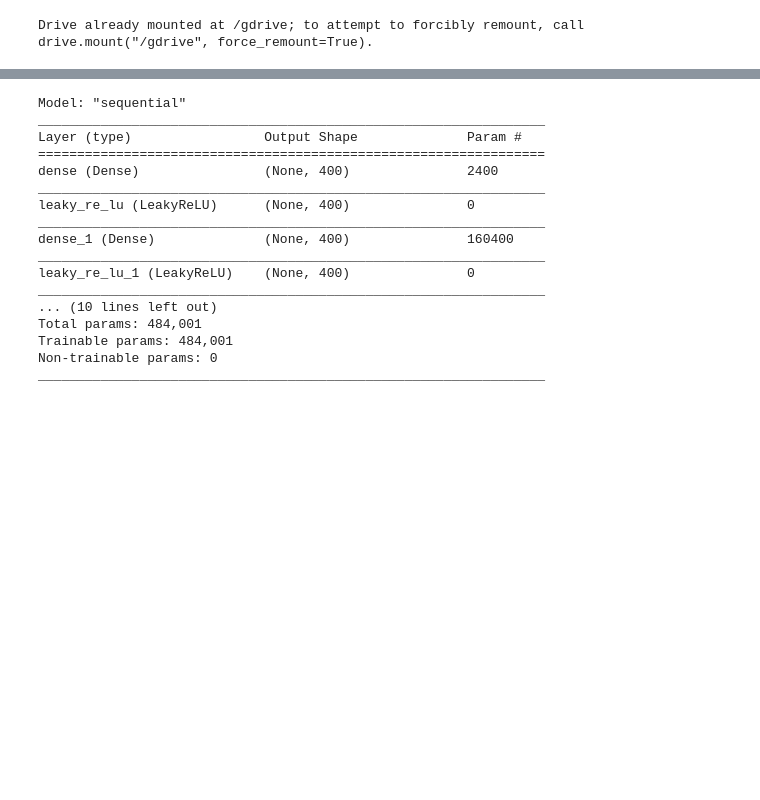
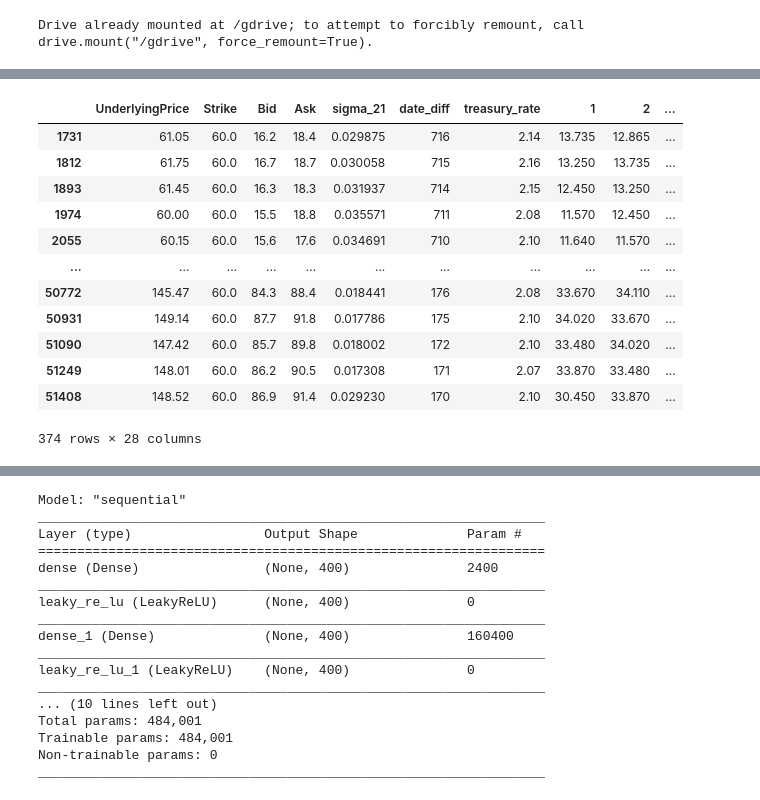
Before and after one commit to zjzsu2000/CMPE297_AdvanceDL_Project, a Jupyter notebook: Data_Preprocessing/Final_result.ipynb, the cells around one changed output, grey strips where cells are left out. Cells and saved outputs as stored; diff of their text form; code cells hidden in the pictures; blank space fills up the shorter version.

```diff
--- a/Data_Preprocessing/Final_result.ipynb
+++ b/Data_Preprocessing/Final_result.ipynb
@@ -16,6 +16,7 @@ drive.mount('/gdrive')
 Drive already mounted at /gdrive; to attempt to forcibly remount, call drive.mount("/gdrive", force_remount=True).
 # %%
 option = pd.read_csv('/gdrive/My Drive/Data set/Option/WIX_call-options-black-scholes.csv')
+lstm_option = pd.read_csv('/gdrive/My Drive/Data set/Option/underlying/call/WIX_underlying_call.csv')
 model_lstm = load_model('/gdrive/Shareddrives/CMPE297_49_project/models/model1_lstm_call_1.h5')
 model2 = load_model('/gdrive/Shareddrives/CMPE297_49_project/models/model2_call21_all_4000.h5')
 model3= load_model('/gdrive/Shareddrives/CMPE297_49_project/models/model3_call_sigma5_all_1024_4000.h5')
@@ -21,0 +52,2 @@ model3= load_model('/gdrive/Shareddrives/CMPE297_49_project/models/model3_call_s
+# %%
+lstm_test = lstm_option[lstm_option['OptionSymbol']=='WIX200117C00060000']
@@ -21,0 +70,3 @@ model3= load_model('/gdrive/Shareddrives/CMPE297_49_project/models/model3_call_s
+# %%
+lstm_test = lstm_test[['UnderlyingPrice','Strike','Bid','Ask','sigma_21','date_diff','treasury_rate','1','2','3','4','5','6','7','8','9','10'
+                      ,'11','12','13','14','15','16','17','18','19','20','21']]
@@ -21,0 +75,16 @@ model3= load_model('/gdrive/Shareddrives/CMPE297_49_project/models/model3_call_s
+# %%
+lstm_test
+# %% [output]
+|  | UnderlyingPrice | Strike | Bid | Ask | sigma_21 | date_diff | treasury_rate | 1 | 2 | ... |
+| 1731 | 61.05 | 60.0 | 16.2 | 18.4 | 0.029875 | 716 | 2.14 | 13.735 | 12.865 | ... |
+| 1812 | 61.75 | 60.0 | 16.7 | 18.7 | 0.030058 | 715 | 2.16 | 13.250 | 13.735 | ... |
+| 1893 | 61.45 | 60.0 | 16.3 | 18.3 | 0.031937 | 714 | 2.15 | 12.450 | 13.250 | ... |
+| 1974 | 60.00 | 60.0 | 15.5 | 18.8 | 0.035571 | 711 | 2.08 | 11.570 | 12.450 | ... |
+| 2055 | 60.15 | 60.0 | 15.6 | 17.6 | 0.034691 | 710 | 2.10 | 11.640 | 11.570 | ... |
+| ... | ... | ... | ... | ... | ... | ... | ... | ... | ... | ... |
+| 50772 | 145.47 | 60.0 | 84.3 | 88.4 | 0.018441 | 176 | 2.08 | 33.670 | 34.110 | ... |
+| 50931 | 149.14 | 60.0 | 87.7 | 91.8 | 0.017786 | 175 | 2.10 | 34.020 | 33.670 | ... |
+| 51090 | 147.42 | 60.0 | 85.7 | 89.8 | 0.018002 | 172 | 2.10 | 33.480 | 34.020 | ... |
+| 51249 | 148.01 | 60.0 | 86.2 | 90.5 | 0.017308 | 171 | 2.07 | 33.870 | 33.480 | ... |
+| 51408 | 148.52 | 60.0 | 86.9 | 91.4 | 0.029230 | 170 | 2.10 | 30.450 | 33.870 | ... |
+374 rows × 28 columns
```
Also changed, not shown: parts of 12 cells of this notebook.
